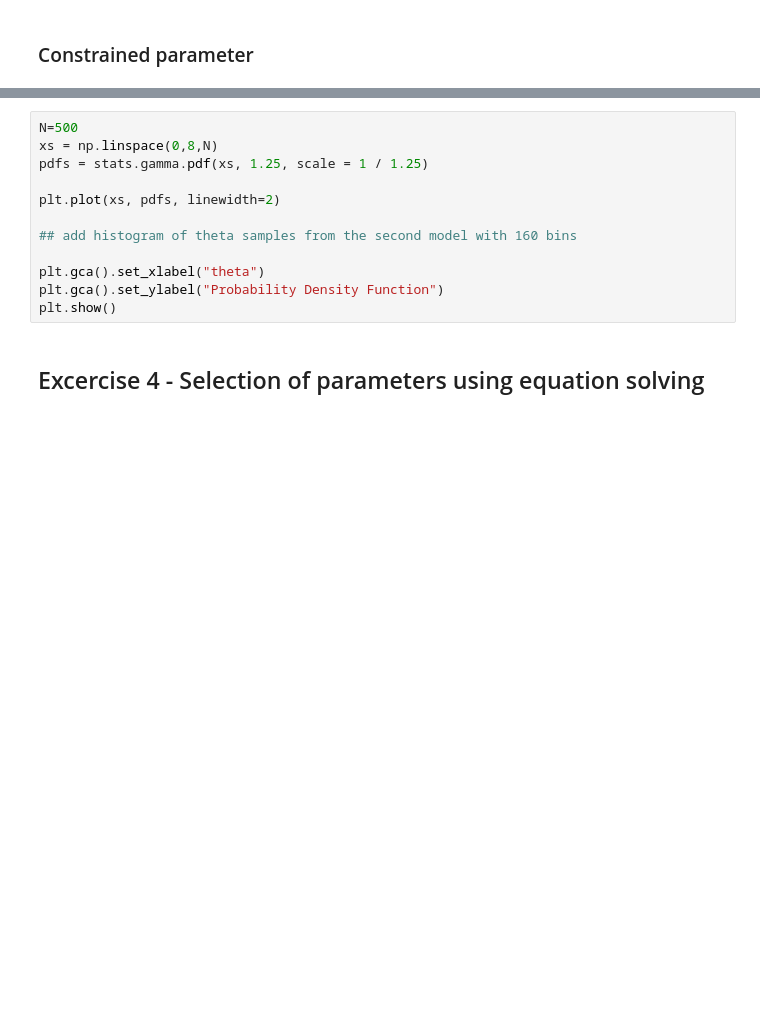
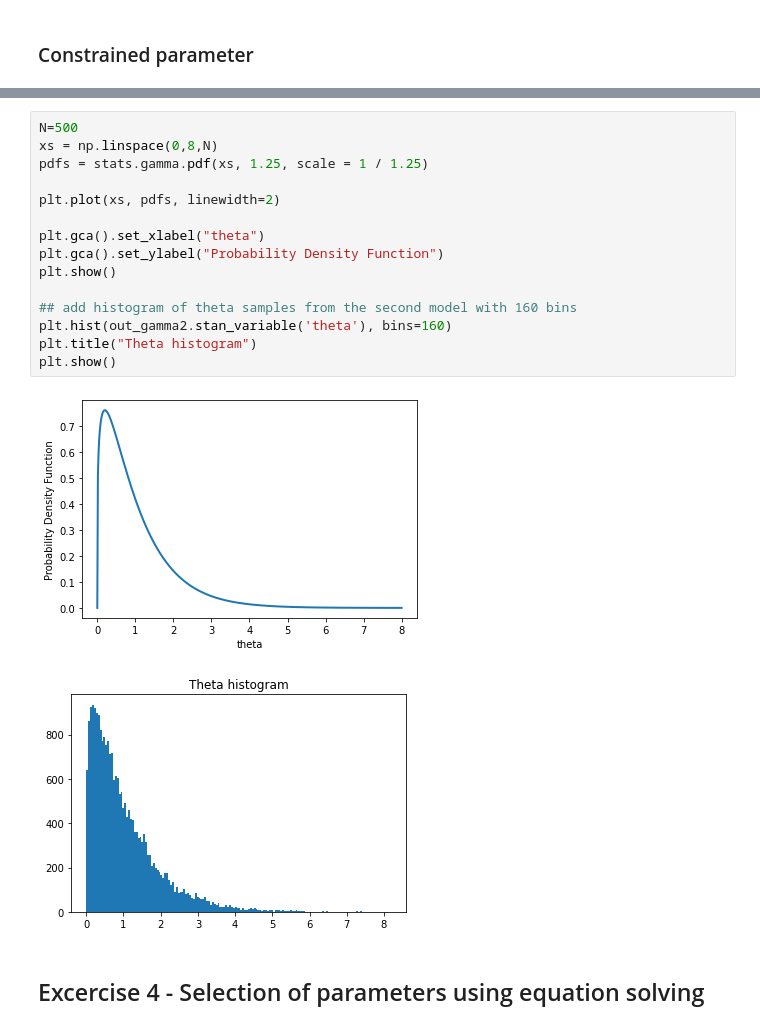
Before and after one commit to nmpluta/data-analytics-lectures, a Jupyter notebook: Data Analytics/Lab 2/lab2.ipynb, the cells around one changed output, grey strips where cells are left out. Cells and saved outputs as stored; diff of their text form; blank space fills up the shorter version.

```diff
--- a/Data Analytics/Lab 2/lab2.ipynb
+++ b/Data Analytics/Lab 2/lab2.ipynb
@@ -221,15 +232,21 @@ out_gamma2.diagnose()
 # %%
 N=500
 xs = np.linspace(0,8,N)
 pdfs = stats.gamma.pdf(xs, 1.25, scale = 1 / 1.25)
 
 plt.plot(xs, pdfs, linewidth=2)
 
-## add histogram of theta samples from the second model with 160 bins
-
 plt.gca().set_xlabel("theta")
 plt.gca().set_ylabel("Probability Density Function")
 plt.show()
+
+## add histogram of theta samples from the second model with 160 bins
+plt.hist(out_gamma2.stan_variable('theta'), bins=160)
+plt.title("Theta histogram")
+plt.show()
+# %% [output]
+[figure, added]
+[figure, added]
 # %% [markdown]
 ## Excercise 4 -  Selection of parameters using equation solving
 # %%
```
Also changed, not shown: parts of 3 cells of this notebook, 2 other files.
